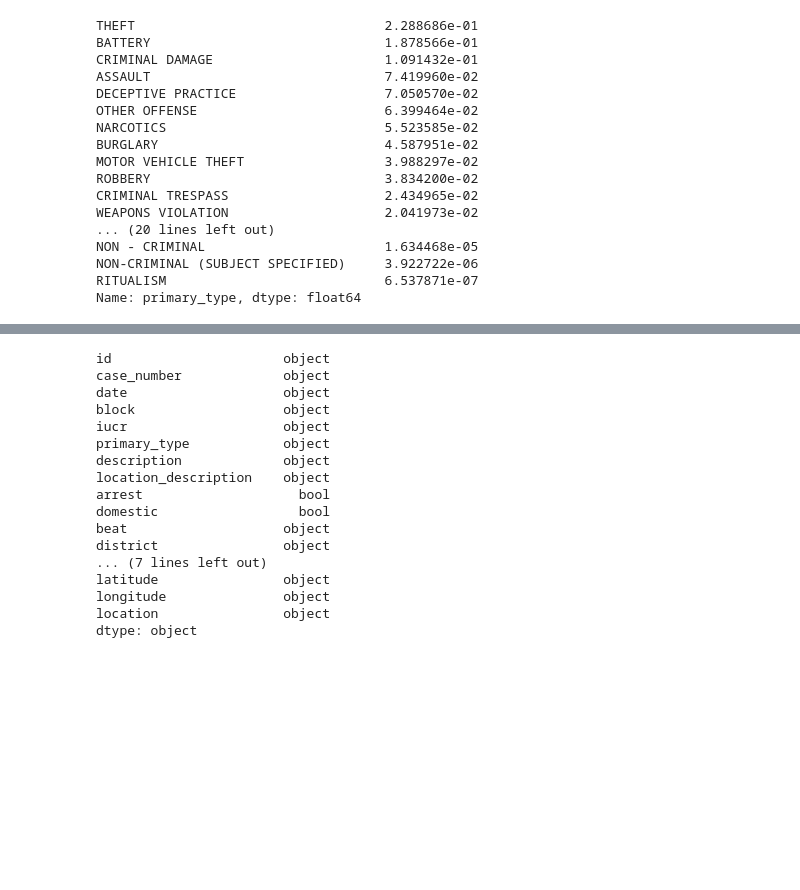
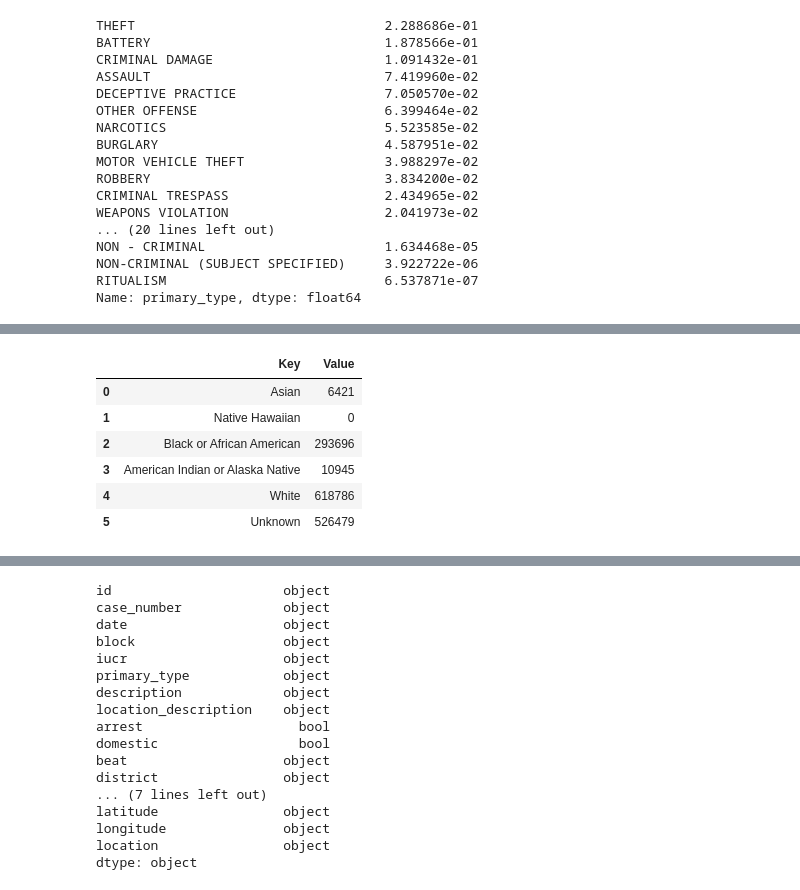
Before and after one commit to annivas/annivas.github.io, a Jupyter notebook: CMSC320 Final Project.ipynb, the cells around one changed output, grey strips where cells are left out. Saved outputs shown, nothing was run; the diff lists cells and outputs as text; code cells hidden in the pictures; blank space fills up the shorter version.

```diff
--- a/CMSC320 Final Project.ipynb
+++ b/CMSC320 Final Project.ipynb
@@ -198,0 +206,11 @@ property_crimes
+# %%
+offender_race = pd.read_csv("https://annivas.github.io/files/offender-race-2015-2019.csv")
+offender_race
+# %% [output]
+|  | Key | Value |
+| 0 | Asian | 6421 |
+| 1 | Native Hawaiian | 0 |
+| 2 | Black or African American | 293696 |
+| 3 | American Indian or Alaska Native | 10945 |
+| 4 | White | 618786 |
+| 5 | Unknown | 526479 |
```
Also changed, not shown: parts of 6 cells of this notebook, 2 other files.
